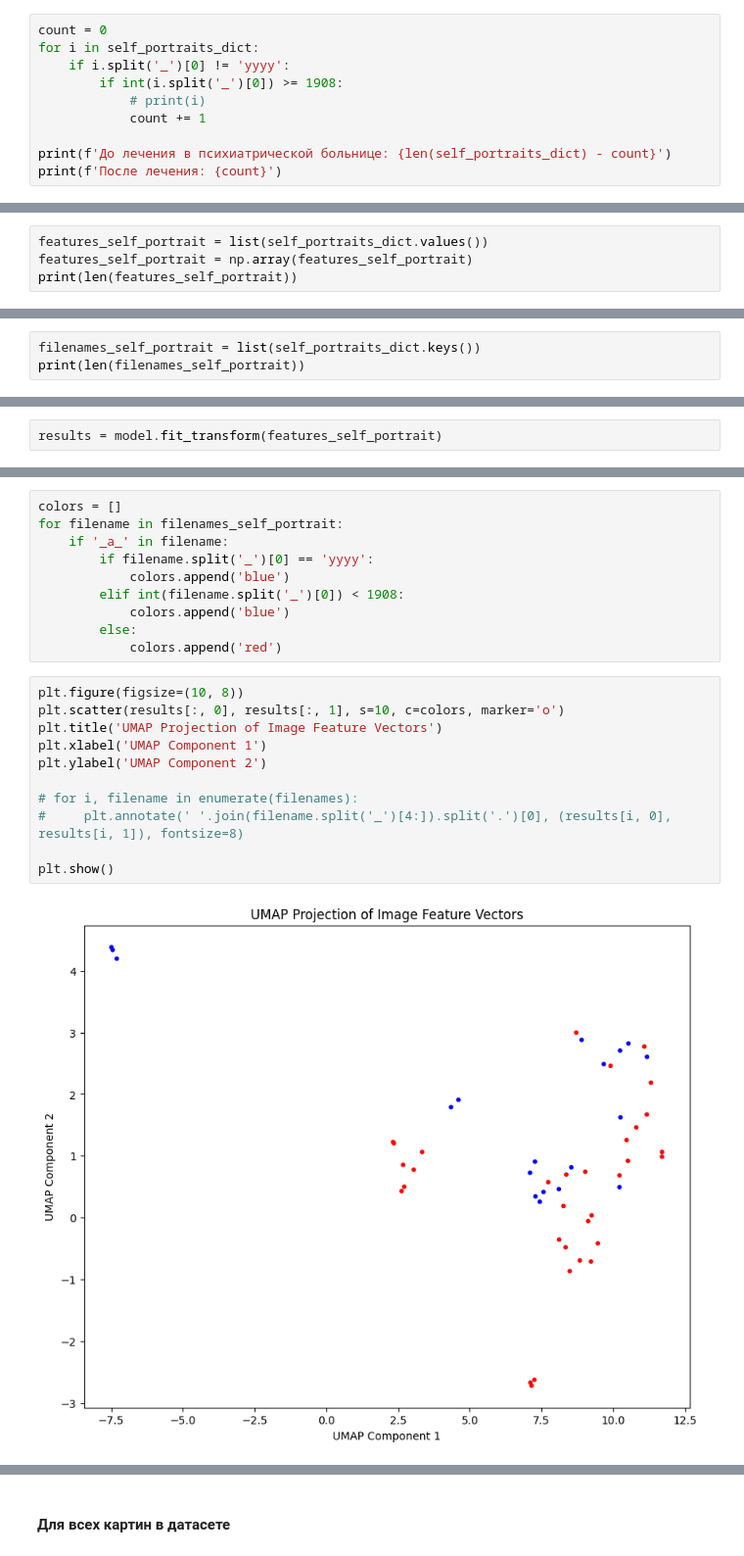
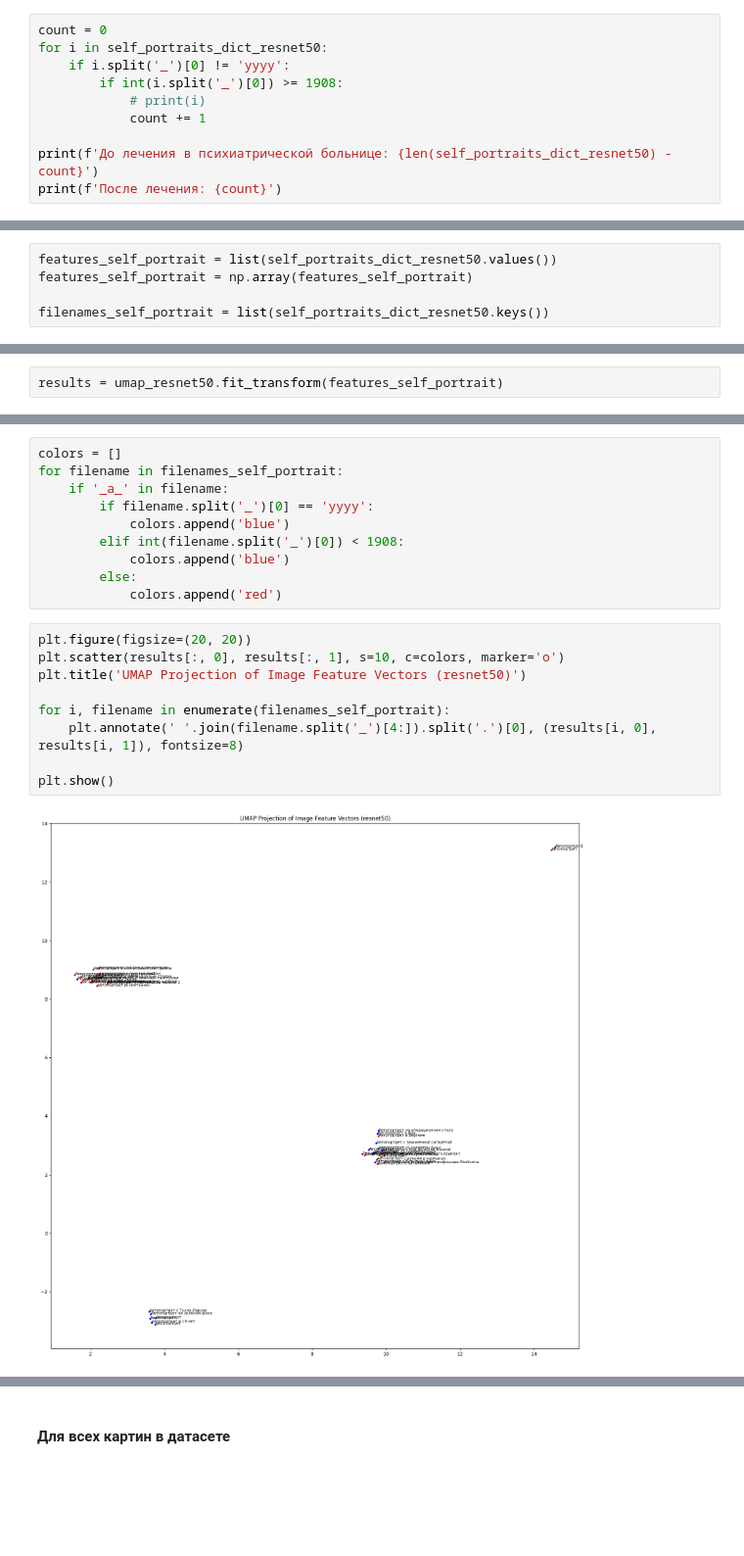
Before and after one commit to pryanik/i3_shades_of_mind, a Jupyter notebook: umaps.ipynb, the cells around one changed output, grey strips where cells are left out. Shown at 98% size. Saved outputs shown, nothing was run; the diff lists cells and outputs as text; blank space fills up the shorter version.

```diff
--- a/umaps.ipynb
+++ b/umaps.ipynb
@@ -155,11 +132,11 @@ print(f'Количество авторпортретов: {len(self_portraits_d
 # %%
 count = 0
-for i in self_portraits_dict:
+for i in self_portraits_dict_resnet50:
     if i.split('_')[0] != 'yyyy':
         if int(i.split('_')[0]) >= 1908:
             # print(i)
             count += 1
 
-print(f'До лечения в психиатрической больнице: {len(self_portraits_dict) - count}')
+print(f'До лечения в психиатрической больнице: {len(self_portraits_dict_resnet50) - count}')
 print(f'После лечения: {count}')
 # %% [output]
@@ -168,4 +145,5 @@ print(f'После лечения: {count}')
 # %%
-features_self_portrait = list(self_portraits_dict.values())
+features_self_portrait = list(self_portraits_dict_resnet50.values())
 features_self_portrait = np.array(features_self_portrait)
-print(len(features_self_portrait))
+
+filenames_self_portrait = list(self_portraits_dict_resnet50.keys())
@@ -174,3 +149,0 @@ print(len(features_self_portrait))
-# %%
-filenames_self_portrait = list(self_portraits_dict.keys())
-print(len(filenames_self_portrait))
@@ -185,4 +150,4 @@ model = umap.UMAP(
 # %%
-results = model.fit_transform(features_self_portrait)
+results = umap_resnet50.fit_transform(features_self_portrait)
 # %% [output]
 'force_all_finite' was renamed to 'ensure_all_finite' in 1.6 and will be removed in 1.8.
@@ -200,15 +162,13 @@ for filename in filenames_self_portrait:
         else:
             colors.append('red')
 # %%
-plt.figure(figsize=(10, 8))
+plt.figure(figsize=(20, 20))
 plt.scatter(results[:, 0], results[:, 1], s=10, c=colors, marker='o')
-plt.title('UMAP Projection of Image Feature Vectors')
-plt.xlabel('UMAP Component 1')
-plt.ylabel('UMAP Component 2')
+plt.title('UMAP Projection of Image Feature Vectors (resnet50)')
 
-# for i, filename in enumerate(filenames):
-#     plt.annotate(' '.join(filename.split('_')[4:]).split('.')[0], (results[i, 0], results[i, 1]), fontsize=8)
+for i, filename in enumerate(filenames_self_portrait):
+    plt.annotate(' '.join(filename.split('_')[4:]).split('.')[0], (results[i, 0], results[i, 1]), fontsize=8)
 
 plt.show()
 # %% [output]
-[figure, old version]
+[figure, new version]
```
Also changed, not shown: parts of 119 cells of this notebook, 2 other files.
